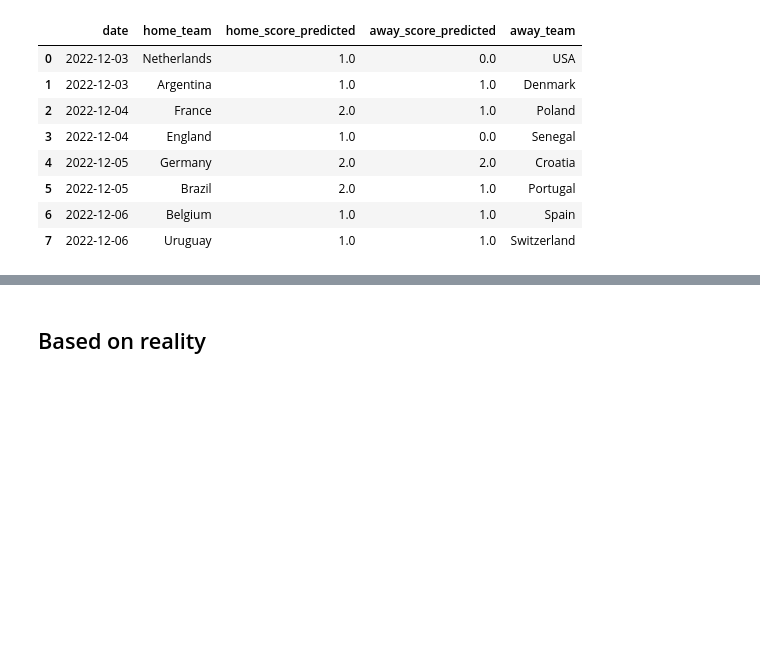
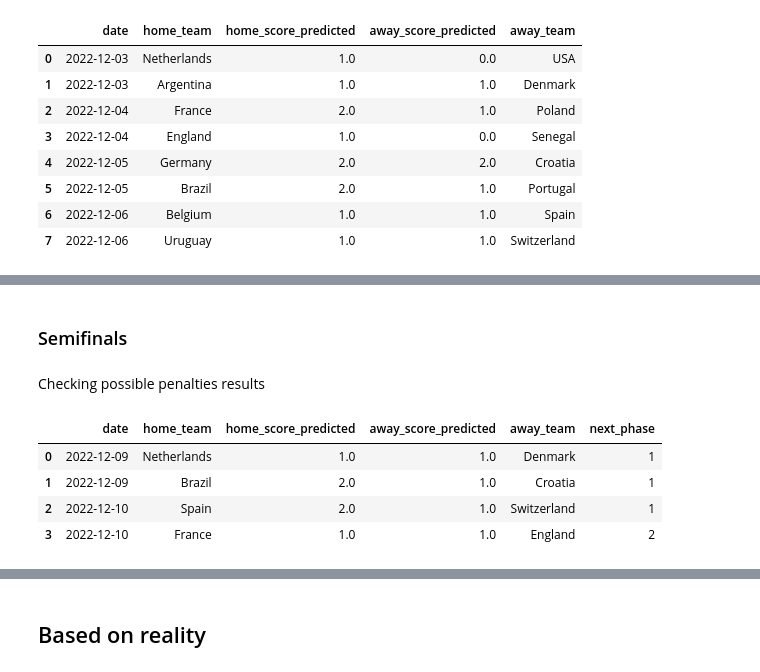
Before and after one commit to rafabandoni/world-cup-22-predict, a Jupyter notebook: predict_worldcup22.ipynb, the cells around one changed output, grey strips where cells are left out. Cells and saved outputs as stored; diff of their text form; code cells hidden in the pictures; blank space fills up the shorter version.

```diff
--- a/predict_worldcup22.ipynb
+++ b/predict_worldcup22.ipynb
@@ -667,0 +708,2 @@ matches_predicted_phase16_predicted.to_csv('predicts_stands/phase_of_16_predicti
+# %%
+matches_predicted_phase8 = enrich_data(matches_predicted_phase8, historical_win_loose_draw_ratios, ranking)
@@ -667,0 +712,2 @@ matches_predicted_phase16_predicted.to_csv('predicts_stands/phase_of_16_predicti
+# %%
+matches_predicted_phase8_predicted = run_predict_home(matches_predicted_phase8, historical_results_world_cup)
@@ -667,0 +716,2 @@ matches_predicted_phase16_predicted.to_csv('predicts_stands/phase_of_16_predicti
+# %%
+matches_predicted_phase8_predicted = run_predict_away(matches_predicted_phase8, matches_predicted_phase8_predicted, historical_results_world_cup)
@@ -667,0 +730,22 @@ matches_predicted_phase16_predicted.to_csv('predicts_stands/phase_of_16_predicti
+# %% [markdown]
+### Semifinals
+# %% [markdown]
+Checking possible penalties results
+# %%
+matches_predicted_phase8_predicted['next_phase'] = 0
+
+for i in range(0, matches_predicted_phase8_predicted['date'].count()):
+    if matches_predicted_phase8_predicted['home_score_predicted'][i] > matches_predicted_phase8_predicted['away_score_predicted'][i]:
+        matches_predicted_phase8_predicted['next_phase'][i] = 1
+    elif matches_predicted_phase8_predicted['home_score_predicted'][i] < matches_predicted_phase8_predicted['away_score_predicted'][i]:
+        matches_predicted_phase8_predicted['next_phase'][i] = 2
+    else:
+        matches_predicted_phase8_predicted['next_phase'][i] = random.randint(1, 2)
+
+matches_predicted_phase8_predicted
+# %% [output]
+|  | date | home_team | home_score_predicted | away_score_predicted | away_team | next_phase |
+| 0 | 2022-12-09 | Netherlands | 1.0 | 1.0 | Denmark | 1 |
+| 1 | 2022-12-09 | Brazil | 2.0 | 1.0 | Croatia | 1 |
+| 2 | 2022-12-10 | Spain | 2.0 | 1.0 | Switzerland | 1 |
+| 3 | 2022-12-10 | France | 1.0 | 1.0 | England | 2 |
```
Also changed, not shown: parts of 35 cells of this notebook, 4 other files.
